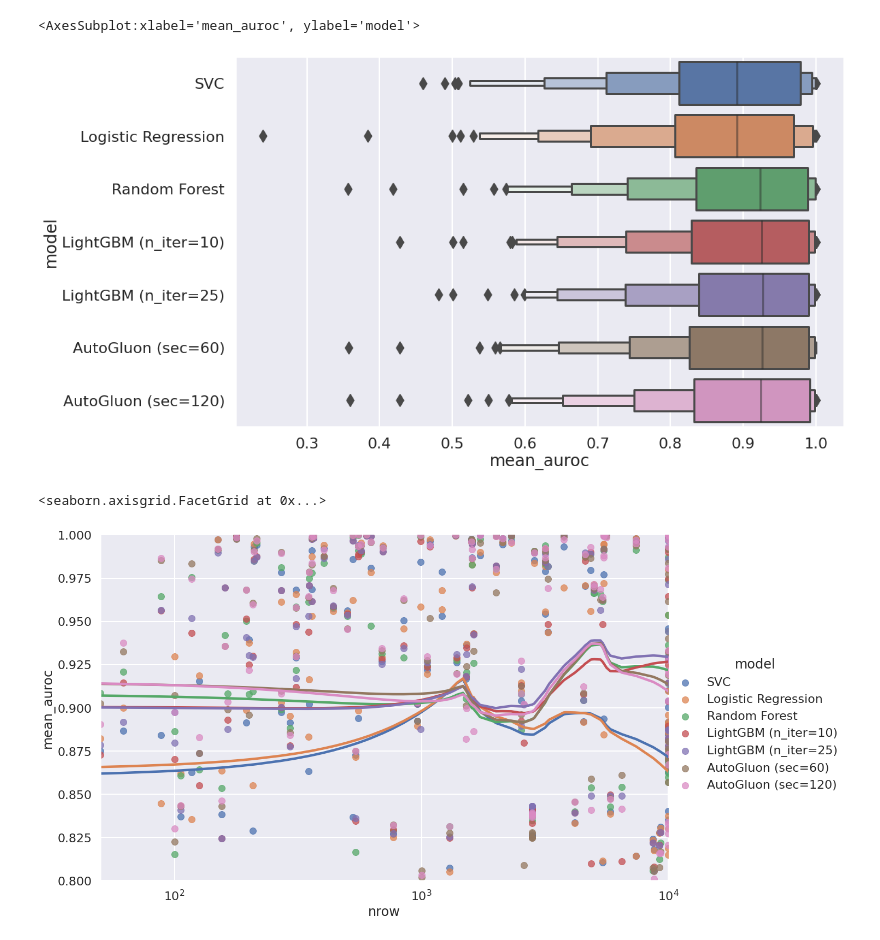
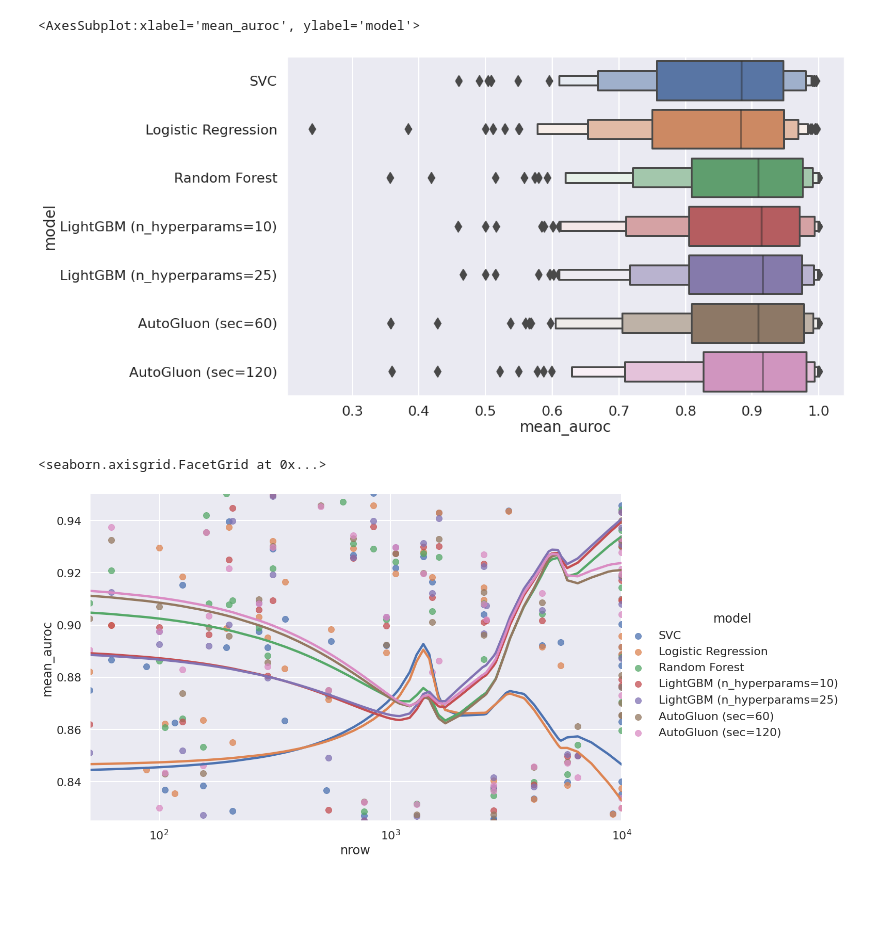
Before and after one commit to calvinmccarter/SmallDataBenchmarks, a Jupyter notebook: make_figures.ipynb, the cells around one changed output. Cells and saved outputs as stored; diff of their text form; code cells hidden in the pictures; blank space fills up the shorter version.

```diff
--- a/make_figures.ipynb
+++ b/make_figures.ipynb
@@ -30,14 +31,19 @@ svc_df = pd.DataFrame(svc_results, columns=['auroc_fold_1', 'auroc_fold_2', 'aur
 svc_df['model'] = 'SVC'
 log_reg_df = pd.DataFrame(log_reg_results, columns=['auroc_fold_1', 'auroc_fold_2', 'auroc_fold_3', 'auroc_fold_4'], index=evaluated_datasets)
 log_reg_df['model'] = 'Logistic Regression'
+
 random_forest_df = pd.DataFrame(random_forest_results, columns=['auroc_fold_1', 'auroc_fold_2', 'auroc_fold_3', 'auroc_fold_4'], index=evaluated_datasets)
 random_forest_df['model'] = 'Random Forest'
+
 lightgbm_10_df = pd.DataFrame(lightgbm_10_results, columns=['auroc_fold_1', 'auroc_fold_2', 'auroc_fold_3', 'auroc_fold_4'], index=evaluated_datasets)
-lightgbm_10_df['model'] = 'LightGBM (n_iter=10)'
+lightgbm_10_df['model'] = 'LightGBM (n_hyperparams=10)'
+
 lightgbm_25_df = pd.DataFrame(lightgbm_25_results, columns=['auroc_fold_1', 'auroc_fold_2', 'auroc_fold_3', 'auroc_fold_4'], index=evaluated_datasets)
-lightgbm_25_df['model'] = 'LightGBM (n_iter=25)'
+lightgbm_25_df['model'] = 'LightGBM (n_hyperparams=25)'
+
 autogluon_60s_df = pd.DataFrame(autogluon_60s_results, columns=['auroc_fold_1', 'auroc_fold_2', 'auroc_fold_3', 'auroc_fold_4'], index=evaluated_datasets)
 autogluon_60s_df['model'] = 'AutoGluon (sec=60)'
+
 autogluon_120s_df = pd.DataFrame(autogluon_120s_results, columns=['auroc_fold_1', 'auroc_fold_2', 'auroc_fold_3', 'auroc_fold_4'], index=evaluated_datasets)
 autogluon_120s_df['model'] = 'AutoGluon (sec=120)'
 # %%
@@ -49,4 +55,20 @@ results_df['min_auroc'] = results_df[['auroc_split_1', 'auroc_split_2', 'auroc_s
 results_df['max_auroc'] = results_df[['auroc_split_1', 'auroc_split_2', 'auroc_split_3','auroc_split_4']].max(1)
 results_df['std_auroc'] = results_df[['auroc_split_1', 'auroc_split_2', 'auroc_split_3','auroc_split_4']].std(1)
 results_df['dataset'] = results_df.index
+# %%
+# some datasets are not interesting because every algorithm does really well
+# we exclude those to have clearer results
+results_df = results_df.groupby('dataset').filter(lambda x: x['mean_auroc'].min() < 0.99)
+# %%
+# UCI++ has all kinds of dataset variants, and many of them have the same performance across the board
+# removing those here as well
+duped_datasets = [
+    'wine-quality-white-5class', 'waveform-v2',
+    'volcanoes-a3', 'volcanoes-b3', 'volcanoes-b4',
+    'volcanoes-b5', 'volcanoes-b6', 'volcanoes-d3', 'volcanoes-d4',
+    'statlog-german-credit-numeric', 'thyroid-allhyper', 'thyroid-allhypo',
+    'thyroid-allrep', 'thyroid-hypothyroid', 'thyroid-dis'
+]
+results_df.drop(duped_datasets, inplace=True)
+evaluated_datasets = set(results_df['dataset'])
 # %%
@@ -87,23 +148,23 @@ fig.set_size_inches(16, 10)
 sns.boxenplot(data=results_df, x="mean_auroc", y='model', ax=ax)
 # %% [output]
 <AxesSubplot:xlabel='mean_auroc', ylabel='model'>
-[figure, old version]
+[figure, new version]
 # %%
 # mean auroc vs number of samples in the data
 g = sns.lmplot(
     data=results_df,
     x="nrow", y="mean_auroc",
     hue="model",
     lowess=True,
     height=10,
     aspect=1.6,
     scatter_kws={'alpha': 0.75}
 )
-g.set(ylim=[0.8, 1.0])
+g.set(ylim=[0.825, 0.95])
 g.set(xscale="log")
 # %% [output]
 <seaborn.axisgrid.FacetGrid at 0x...>
-[figure, old version]
+[figure, new version]
 # %%
 # standard deviation of auroc (across folds) vs number of samples in the data
 g = sns.lmplot(
```
Also changed, not shown: parts of 7 cells of this notebook, 1 other file.
